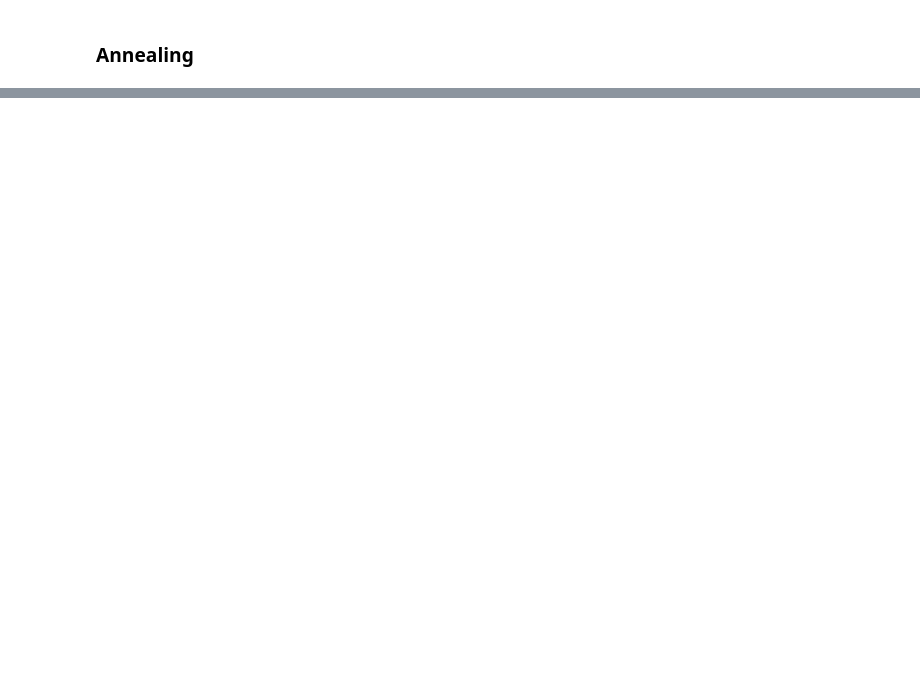
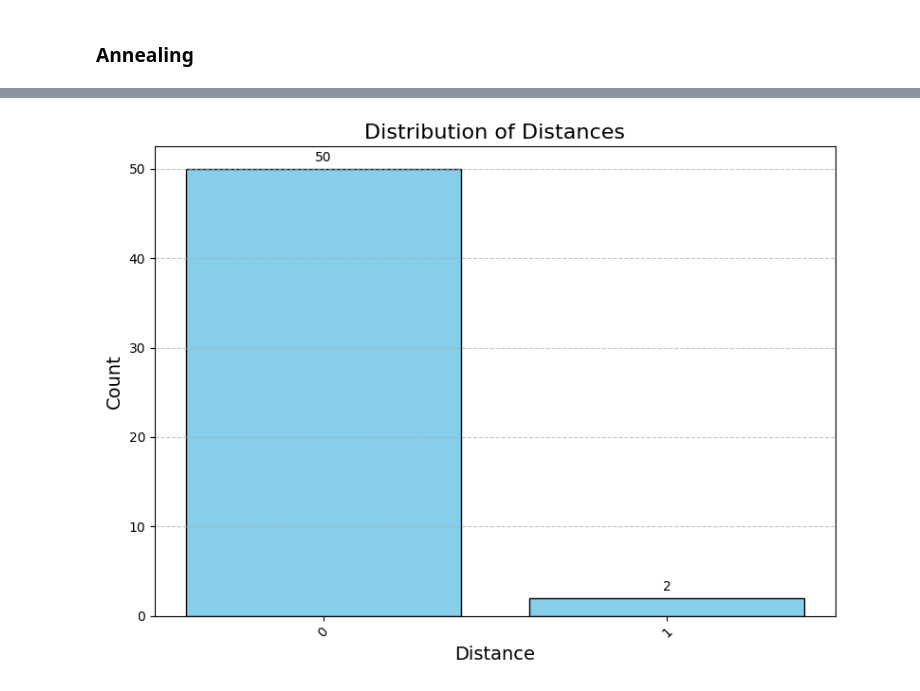
Before and after one commit to mnozkiewicz/MiSS, a Jupyter notebook: notebooks/leak_prediction.ipynb, the cells around one changed output, grey strips where cells are left out. Saved outputs shown, nothing was run; the diff lists cells and outputs as text; code cells hidden in the pictures; blank space fills up the shorter version.

```diff
--- a/notebooks/leak_prediction.ipynb
+++ b/notebooks/leak_prediction.ipynb
@@ -89 +253,5 @@ logger = annealing(vertices, network, train_pressures, train_labels, test_pressu
+# %%
+plot_prediction_histogram(results[0]['dists'])
+# %% [output]
+[figure, added]
 # %%
```
Also changed, not shown: parts of 40 cells of this notebook, 20 other files.
